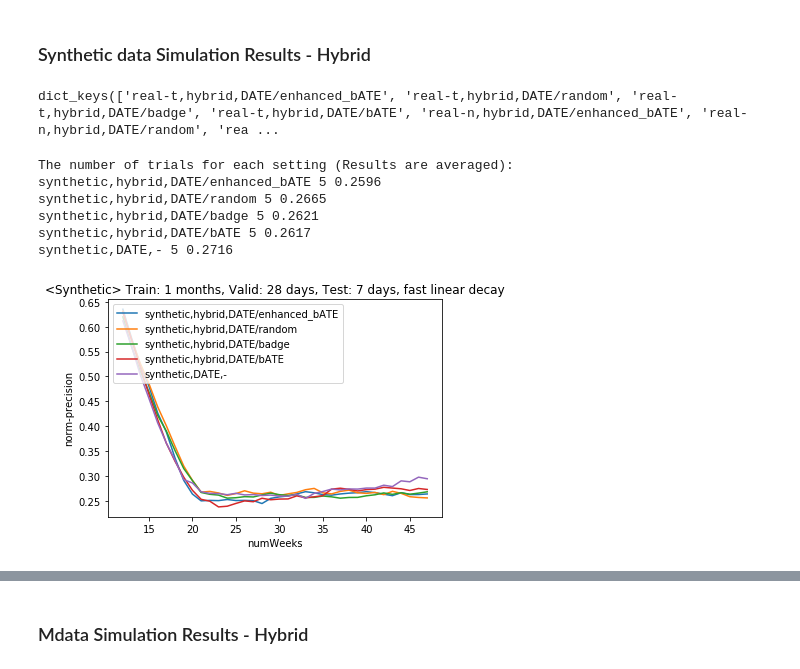
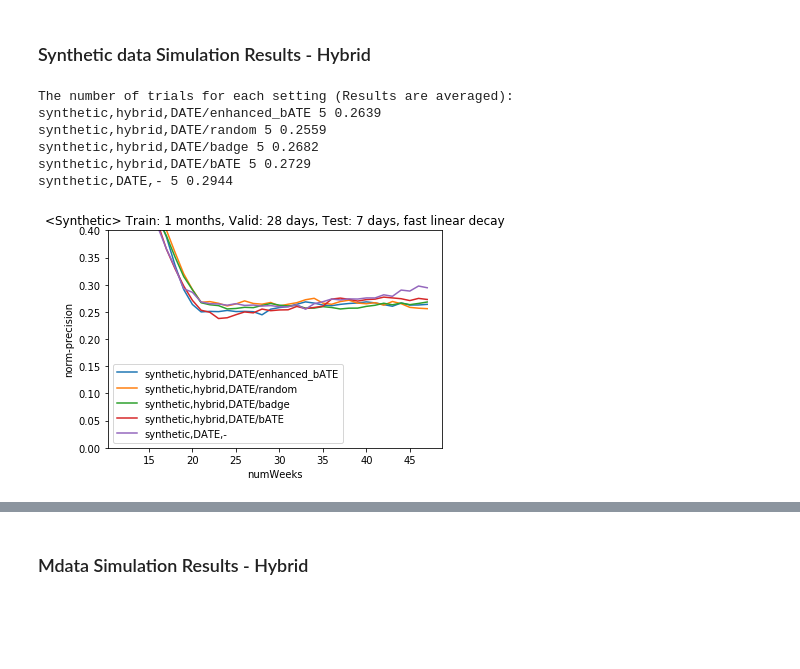
Before and after one commit to Seondong/Customs-Fraud-Detection, a Jupyter notebook: analysis/analysis-copy-precision.ipynb, the cells around one changed output, grey strips where cells are left out. Saved outputs shown, nothing was run; the diff lists cells and outputs as text; code cells hidden in the pictures; blank space fills up the shorter version.

Commit message:
KDD21 (#80)
* Seamlessly Integrate AdaHybrid

* adahybird integrated - no additional advancement yet

* Figs and bash added, minor error fixed

```diff
--- a/analysis/analysis-copy-precision.ipynb
+++ b/analysis/analysis-copy-precision.ipynb
@@ -38,10 +38,10 @@ for i in range(1,num_logs+1):
         df = pd.read_csv(list2[-i])
         var = 'norm-precision'
         rolling_mean7 = df[var].rolling(window=7).mean()
-        rolling_mean14 = df[var].rolling(window=13).mean()
+        rolling_mean13 = df[var].rolling(window=13).mean()
         filename = list2[-i][list2[-i].index('16'):list2[-i].index('16')+10]
         info = ','.join(list(df[['data', 'sampling', 'subsamplings']].iloc[0]))
-        full_results[info].append(rolling_mean14)
+        full_results[info].append(rolling_mean13)
         count += 1
 
 # Draw individual figures
@@ -49,7 +49,7 @@ for i in range(1,num_logs+1):
 #         plt.title(info+','+filename)
 #         plt.plot(df['numWeek'], df[var], color='skyblue', label='Weekly')
 #         plt.plot(df['numWeek'], rolling_mean7, color='teal', label='MA (7 weeks)')
-#         plt.plot(df['numWeek'], rolling_mean14, color='blue', label='MA (14 weeks)')
+#         plt.plot(df['numWeek'], rolling_mean13, color='blue', label='MA (14 weeks)')
 #         plt.legend(loc='upper left')
 #         plt.ylabel(var)
 #         plt.xlabel('numWeeks')
@@ -63,37 +63,35 @@ print(count)
 100
 # %% [markdown]
 ### Synthetic data Simulation Results - Hybrid
-# %%
-full_results.keys()
-# %% [output]
-dict_keys(['real-t,hybrid,DATE/enhanced_bATE', 'real-t,hybrid,DATE/random', 'real-t,hybrid,DATE/badge', 'real-t,hybrid,DATE/bATE', 'real-n,hybrid,DATE/enhanced_bATE', 'real-n,hybrid,DATE/random', 'rea ...
 # %%
 plt.figure()
 # info = ','.join(list(df[['data', 'samplings']].iloc[0]))
 
 result_one_dataset = [key for key in full_results.keys() if 'synthetic' in key]
 print('The number of trials for each setting (Results are averaged):')
 for key in result_one_dataset:
     avg_result = pd.concat([*full_results[key]], axis=1).mean(axis=1)
+#     print(full_results[key])
 #     print(pd.concat([*full_results[key]], axis=1))   # Check current running status: debug purpose
-    print(key, len(full_results[key]), round(np.mean(avg_result[-28:]), 4))
+    print(key, len(full_results[key]), round(np.mean(avg_result[-1:]), 4))
     plt.plot(avg_result.index, avg_result, label=key)
 
 # # printing test_illicit_rate
 # tir = pd.read_csv(list2[-1])['test_illicit_rate'].rolling(window=7).mean()
 # plt.plot(tir.index, tir, label='Test illicit rate (ref)')
 
 plt.title('<Synthetic> Train: 1 months, Valid: 28 days, Test: 7 days, fast linear decay')
-plt.legend(loc='upper left')
+plt.legend(loc='lower left')
 plt.ylabel(var)
+plt.ylim(0,0.4)
 plt.xlabel('numWeeks')
 plt.show()
 plt.close()
 # %% [output]
 The number of trials for each setting (Results are averaged):
-synthetic,hybrid,DATE/enhanced_bATE 5 0.2596
-synthetic,hybrid,DATE/random 5 0.2665
-synthetic,hybrid,DATE/badge 5 0.2621
-synthetic,hybrid,DATE/bATE 5 0.2617
-synthetic,DATE,- 5 0.2716
+synthetic,hybrid,DATE/enhanced_bATE 5 0.2639
+synthetic,hybrid,DATE/random 5 0.2559
+synthetic,hybrid,DATE/badge 5 0.2682
+synthetic,hybrid,DATE/bATE 5 0.2729
+synthetic,DATE,- 5 0.2944
-[figure, old version]
+[figure, new version]
```
Also changed, not shown: parts of 24 cells of this notebook, 58 other files.
